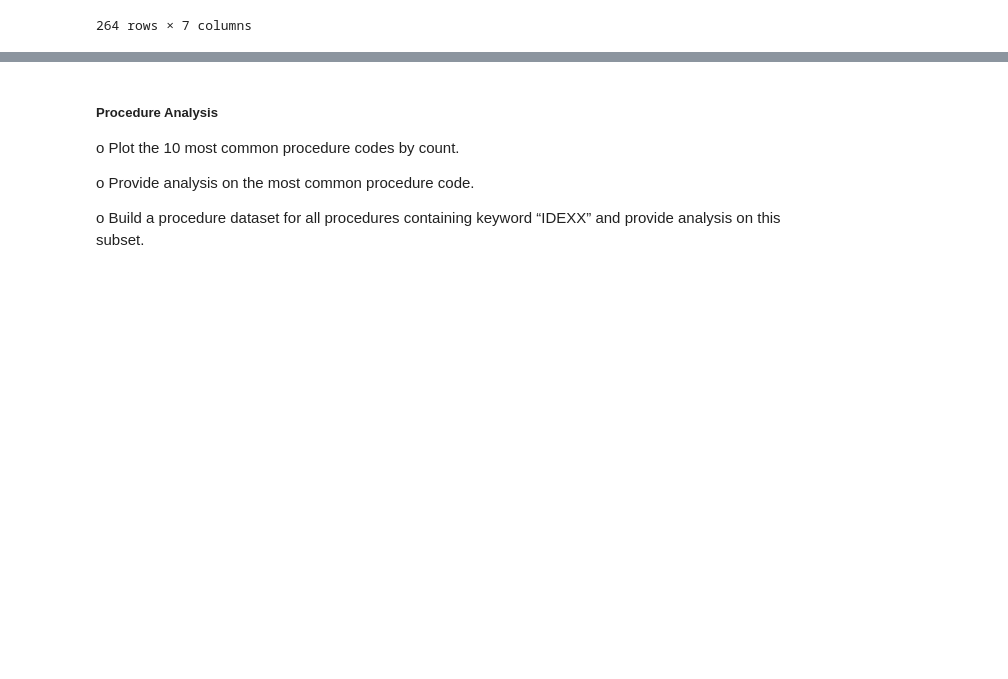
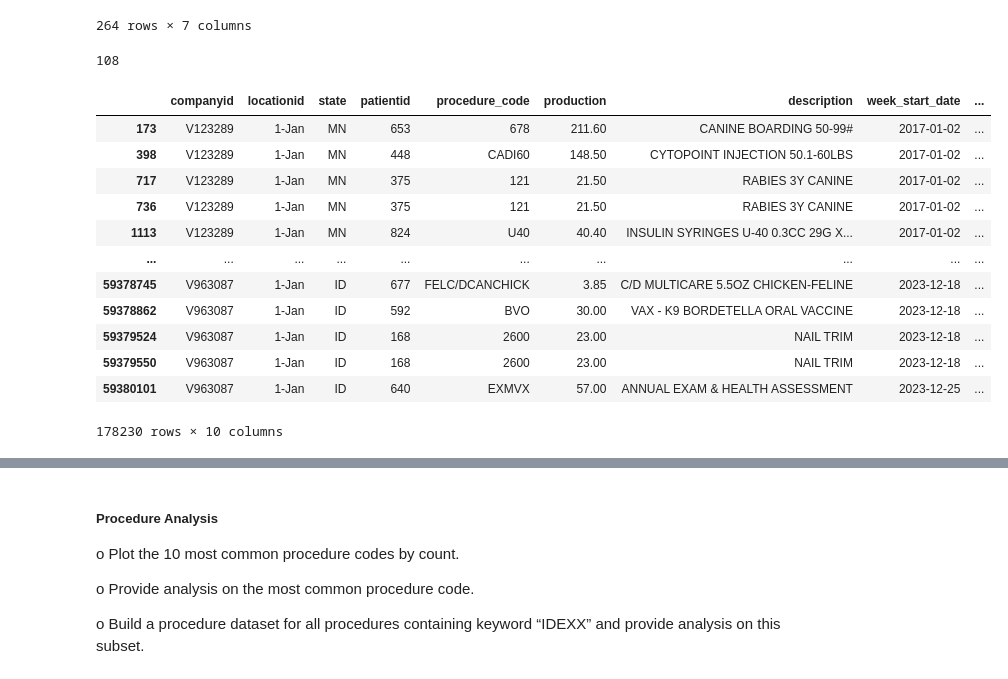
Before and after one commit to docmhvr/Veterinary_Data_Analysis, a Jupyter notebook: test.ipynb, the cells around one changed output, grey strips where cells are left out. Drawn from its saved outputs; the diff is of its cells as text; code cells hidden in the pictures; blank space fills up the shorter version.

Commit message:
Impletemented patient Analysis

```diff
--- a/test.ipynb
+++ b/test.ipynb
@@ -213,6 +213,27 @@ owner_most_pets_details
 | 87812 | V963087 | 1-Jan | 367 | 108 | PIT BULL MIX | CANINE | 9 |
 264 rows × 7 columns
 # %%
+# Performing similar ops like SQL joins using merge method of pandas dataframe in Python's Pandas
 procedures_with_client = procedures.merge(pets[['patientid', 'clientid']], on='patientid')
 owner_most_visits = procedures_with_client.groupby('clientid').size().idxmax()
-owner_most_visits_details = procedures_with_client[procedures_with_client['clientid'] == owner_most_visits]
+print(owner_most_visits)
+# %% [output]
+108
+# %%
+owner_most_visits_details = procedures_with_client[procedures_with_client['clientid'] == owner_most_visits]
+df = owner_most_visits_details.copy()
+owner_most_visits_details
+# %% [output]
+|  | companyid | locationid | state | patientid | procedure_code | production | description | week_start_date | ... |
+| 173 | V123289 | 1-Jan | MN | 653 | 678 | 211.60 | CANINE BOARDING 50-99# | 2017-01-02 | ... |
+| 398 | V123289 | 1-Jan | MN | 448 | CADI60 | 148.50 | CYTOPOINT INJECTION 50.1-60LBS | 2017-01-02 | ... |
+| 717 | V123289 | 1-Jan | MN | 375 | 121 | 21.50 | RABIES 3Y CANINE | 2017-01-02 | ... |
+| 736 | V123289 | 1-Jan | MN | 375 | 121 | 21.50 | RABIES 3Y CANINE | 2017-01-02 | ... |
+| 1113 | V123289 | 1-Jan | MN | 824 | U40 | 40.40 | INSULIN SYRINGES U-40 0.3CC 29G X... | 2017-01-02 | ... |
+| ... | ... | ... | ... | ... | ... | ... | ... | ... | ... |
+| 59378745 | V963087 | 1-Jan | ID | 677 | FELC/DCANCHICK | 3.85 | C/D MULTICARE 5.5OZ CHICKEN-FELINE | 2023-12-18 | ... |
+| 59378862 | V963087 | 1-Jan | ID | 592 | BVO | 30.00 | VAX - K9 BORDETELLA ORAL VACCINE | 2023-12-18 | ... |
+| 59379524 | V963087 | 1-Jan | ID | 168 | 2600 | 23.00 | NAIL TRIM | 2023-12-18 | ... |
+| 59379550 | V963087 | 1-Jan | ID | 168 | 2600 | 23.00 | NAIL TRIM | 2023-12-18 | ... |
+| 59380101 | V963087 | 1-Jan | ID | 640 | EXMVX | 57.00 | ANNUAL EXAM & HEALTH ASSESSMENT | 2023-12-25 | ... |
+178230 rows × 10 columns
```
Also changed, not shown: parts of 3 cells of this notebook, 1 other file.
